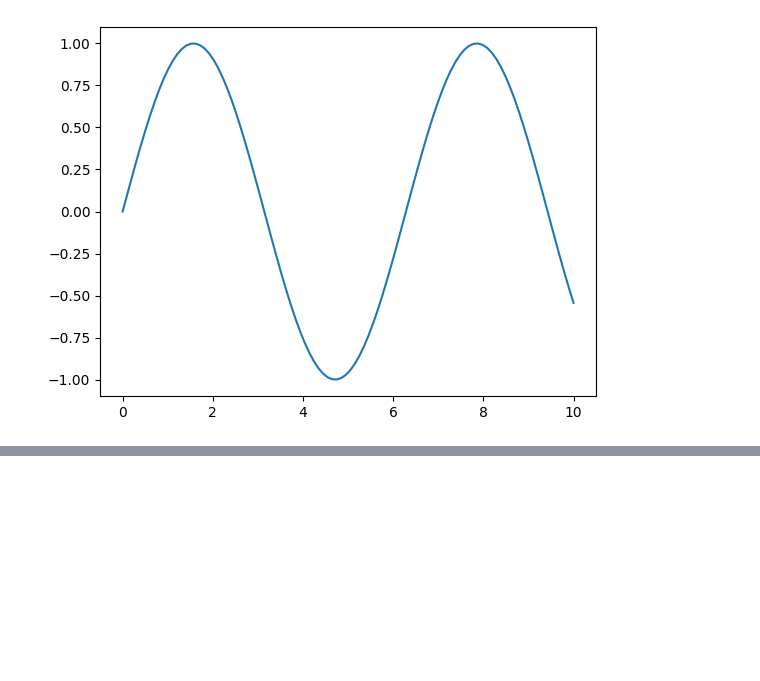
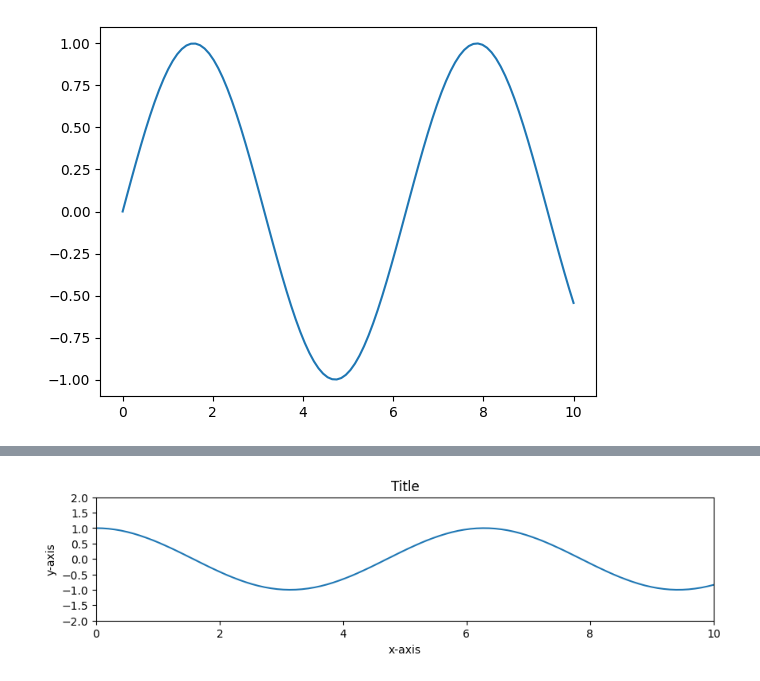
Before and after one commit to Abhishek10351/ai-ml, a Jupyter notebook: matplotlib/intro.ipynb, the cells around one changed output, grey strips where cells are left out. Saved outputs shown, nothing was run; the diff lists cells and outputs as text; code cells hidden in the pictures; blank space fills up the shorter version.

Commit message:
add different plot types in matplotlib

```diff
--- a/matplotlib/intro.ipynb
+++ b/matplotlib/intro.ipynb
@@ -29,0 +57,21 @@ ax.plot(x, y)
+# %%
+x = np.linspace(0, 10, 100
+)
+y = np.cos(x)
+fig, ax = plt.subplots(figsize=(10, 10)) # figsize=(width, height)
+ax.plot(x, y)
+ax.set_title('Title')
+ax.set(
+    xlabel='x-axis',
+    ylabel='y-axis',
+    xlim=(0, 10),
+    ylim=(-2, 2),
+    xticks=range(0, 11, 2),
+    yticks=np.linspace(-2, 2, 9),
+    aspect=0.5
+)
+
+# plt.show()
+fig.savefig('assets/sample-plot.png')
+# %% [output]
+[figure, added]
```
Also changed, not shown: parts of 3 cells of this notebook, 2 other files.
